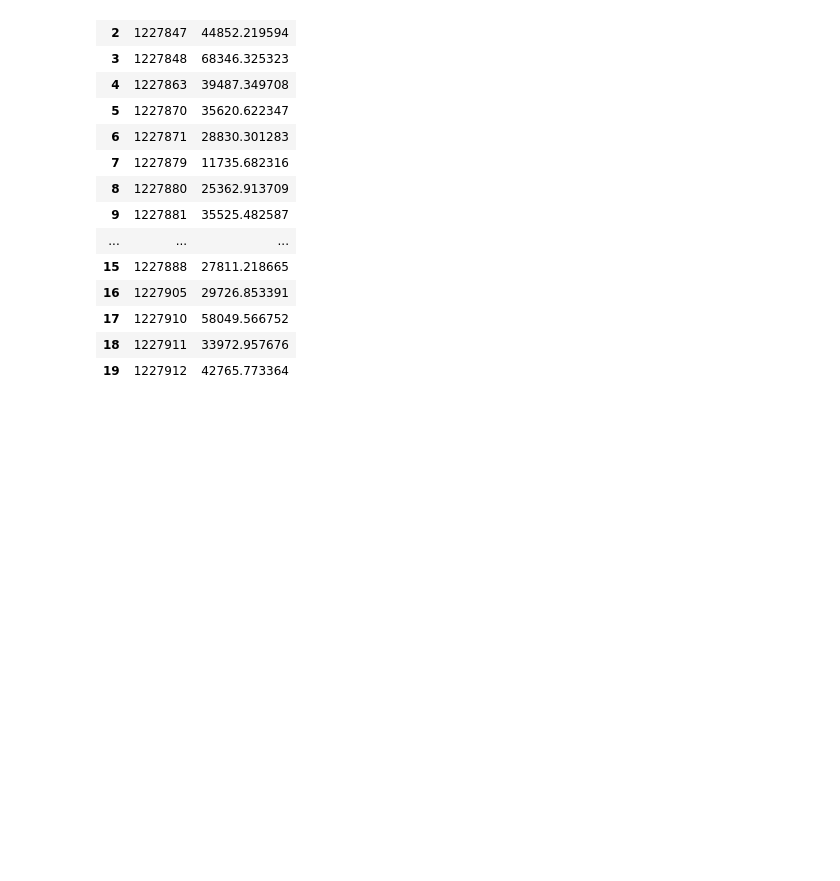
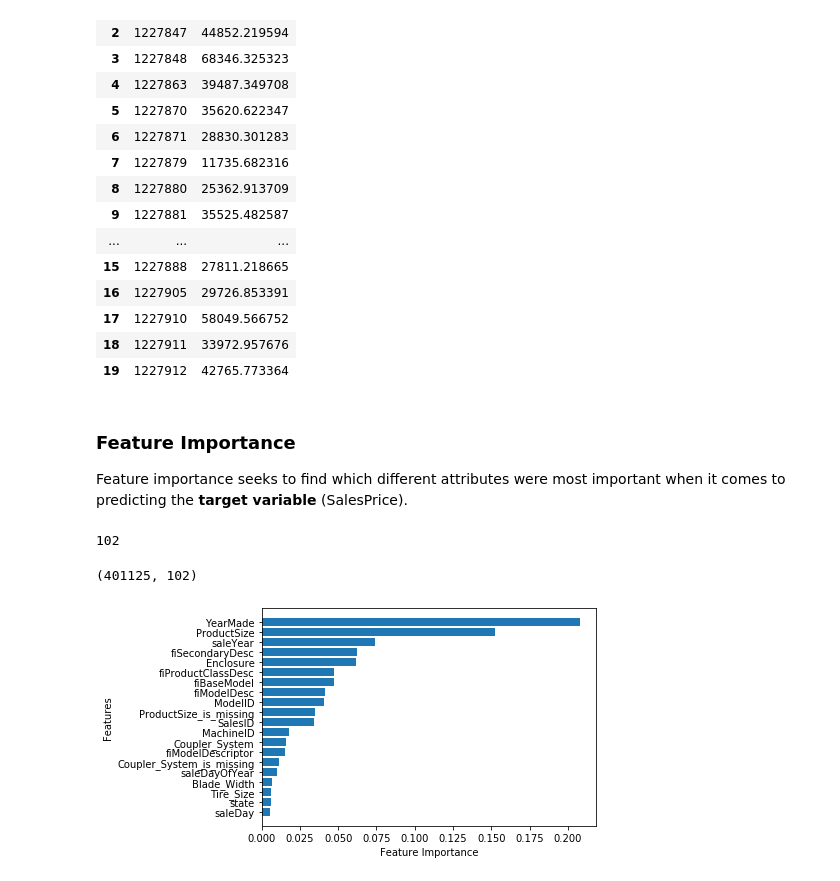
Before and after one commit to luther1014/Bulldozer-price-prediction, a Jupyter notebook: End-to-end-Bulldozer-price-prediction.ipynb, the cells around one changed output. Drawn from its saved outputs; the diff is of its cells as text; code cells hidden in the pictures; blank space fills up the shorter version.

Commit message:
created a plot showing feature importance

```diff
--- a/End-to-end-Bulldozer-price-prediction.ipynb
+++ b/End-to-end-Bulldozer-price-prediction.ipynb
@@ -1048,3 +1048,36 @@ df_preds.head(20)
 # %%
 # export prediction data
 df_preds.to_csv('data/test_predictions.csv', index=False)
+# %% [markdown]
+### Feature Importance
+
+Feature importance seeks to find which different attributes were most important when it comes to predicting the **target variable** (SalesPrice).
+# %%
+# find the feature importances of our best model
+len(ideal_model.feature_importances_)
+# %% [output]
+102
+# %%
+X_train.shape
+# %% [output]
+(401125, 102)
+# %%
+# Helper function for plotting feature importance
+def plot_features(columns, importances, n=20):
+    df = (pd.DataFrame({'features': columns,
+                       'feature_importances': importances})
+          .sort_values('feature_importances', ascending= False)
+          .reset_index(drop=True))
+
+    # plot the df
+    fig, ax = plt.subplots()
+    ax.barh(df['features'][:n], df['feature_importances'][:n])
+    ax.set_ylabel('Features')
+    ax.set_xlabel('Feature Importance')
+    ax.invert_yaxis()
+# %%
+columns = X_train.columns
+importances = ideal_model.feature_importances_
+plot_features(columns,importances)
+# %% [output]
+[figure, added]
```
